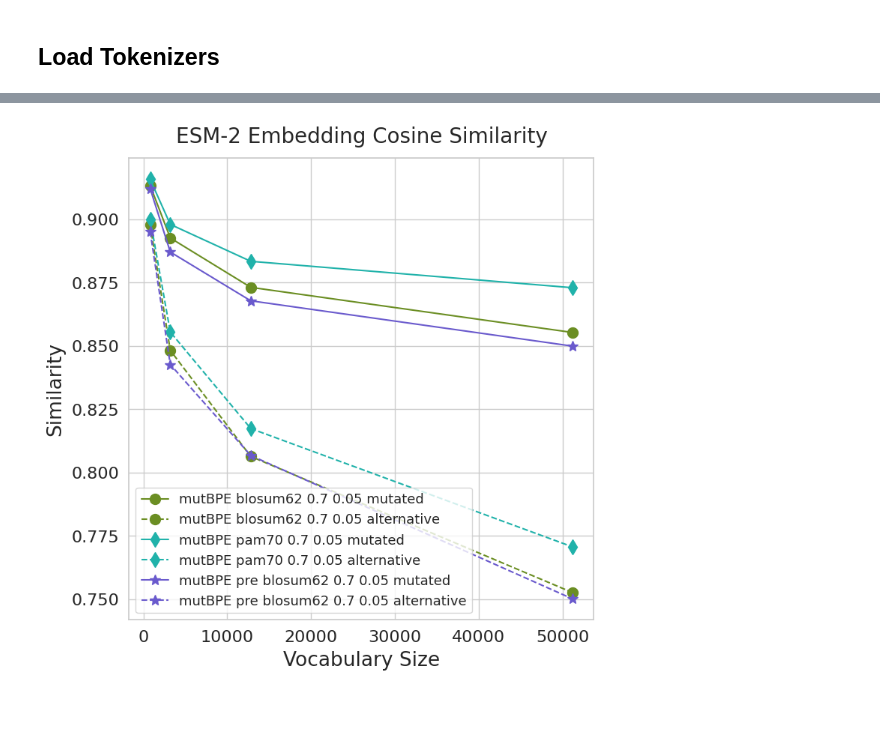
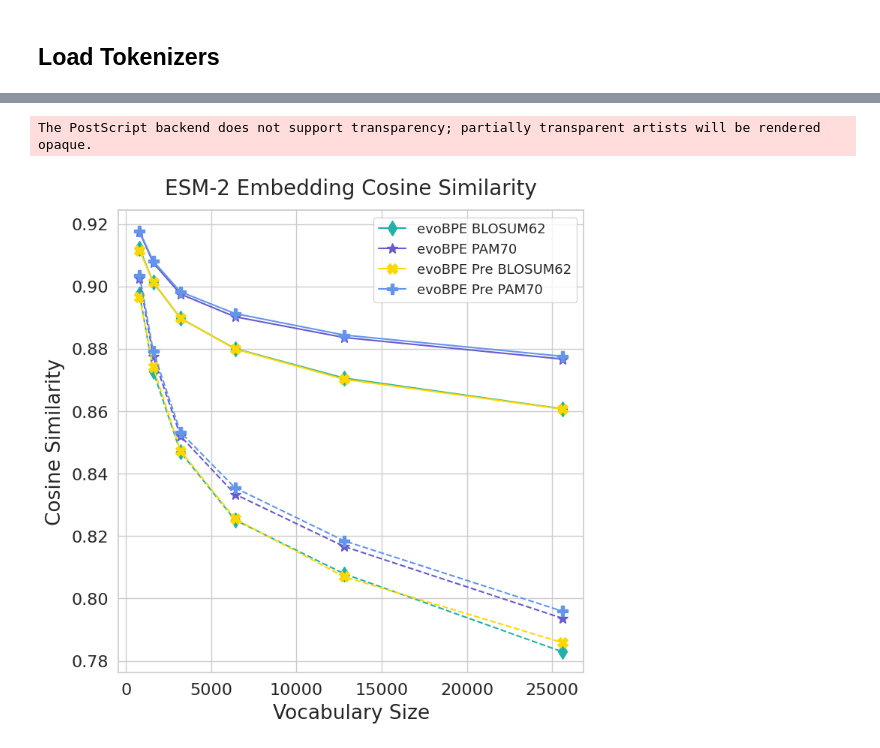
Before and after one commit to boun-tabi-lifelu/evolutionary-subword-tokenization, a Jupyter notebook: Prog/esm_study.ipynb, the cells around one changed output, grey strips where cells are left out. Cells and saved outputs as stored; diff of their text form; code cells hidden in the pictures; blank space fills up the shorter version.

```diff
--- a/Prog/esm_study.ipynb
+++ b/Prog/esm_study.ipynb
@@ -203,6 +203,10 @@ tokenizer_opts_list = [
 # %%
 tokenizer_list = load_tokenizers(tokenizer_opts_list, 'hf')
 inner_vocab_list = load_tokenizers(tokenizer_opts_list, 'vocab')
+methods = [method_name[:-len(str(vocab_sizes[0]))-1] for method_name in list(tokenizer_list.keys())[::len(vocab_sizes)]]
+methods2names = {mn:mn.replace('mut', 'evo').replace('std', '').replace('blosum', 'BLOSUM').replace('pam', 'PAM').replace('pre', 'Pre') for mn in methods}
+methods2names = {k: ' '.join(v.split()[:-2]) if 'evoBPE' in v else v for k, v in methods2names.items()}
+methods2names
 
 vocab_list = {}
 for name, tokenizer in tokenizer_list.items():
@@ -245,8 +250,8 @@ df_protein.head()
 # df_domains = df_domains.set_index(['uniprot_id','sequence']).join(df_protein_domain_sequences.set_index(['uniprot_id','sequence']), how='inner').reset_index()
 # df_domains.head()
 # %%
-np.random.seed(1)
-df_protein_main = df_protein.sample(100).reset_index(drop=True)
+np.random.seed(42)
+df_protein_main = df_protein.sample(1000).reset_index(drop=True)
 # %%
 import random
 
@@ -515,8 +508,8 @@ import seaborn as sns
 sns.set()
 sns.color_palette("Spectral", as_cmap=True)
 
-colors = ['olivedrab', 'lightseagreen', 'slateblue', 'gold', 'cornflowerblue', 'darkred']
-markers = ["o--", "d--", "*--", "X--", "P--", "p--"]
+colors = ['olivedrab', 'lightseagreen', 'slateblue', 'gold', 'cornflowerblue', 'darkred'][1:]
+markers = ["o", "d", "*", "X", "P", "p"][1:]
 linestyles = ['-', '--', '-.', ':', "."]
 
 label_pad = 6
@@ -533,32 +526,40 @@ plt.rc('legend', fontsize=13)
 plt.rcParams['figure.dpi'] = 100
 
 figures_folder_name = 'figures'
-
-method_names = [method_name[:-len(str(vocab_sizes[0]))-1] for method_name in list(tokenizer_list.keys())[::len(vocab_sizes)]]
 # %%
 sns.set_style("whitegrid")
-for i, method_name in enumerate(method_names):
+
+for i, method in enumerate(methods):
     for j, choice in enumerate(['mutated', 'alternative']):
-        plt.plot(vocab_sizes, [series_protein_all_similarity_wmean[f'{method_name} {vocab_size} {choice}'] for vocab_size in vocab_sizes],
-                markers[i],
-                color=colors[i],
-                linestyle=linestyles[j],
-                markersize=10,
-                label=f"{method_name} {choice}")
+        if choice == 'mutated':
+            plt.plot(vocab_sizes, [series_protein_all_similarity_wmean[f'{method} {vocab_size} {choice}'] for vocab_size in vocab_sizes],
+                    markers[i],
+                    color=colors[i],
+                    linestyle=linestyles[j],
+                    markersize=10,
+                    label=methods2names[method])
+        else:
+            plt.plot(vocab_sizes, [series_protein_all_similarity_wmean[f'{method} {vocab_size} {choice}'] for vocab_size in vocab_sizes],
+                    markers[i],
+                    color=colors[i],
+                    linestyle=linestyles[j],
+                    markersize=10)
 
 plt.title(f"ESM-2 Embedding Cosine Similarity", pad=title_pad)
 plt.xlabel("Vocabulary Size", labelpad=label_pad)
-plt.ylabel("Similarity", labelpad=label_pad)
+plt.ylabel("Cosine Similarity", labelpad=label_pad)
 plt.legend()
 
 # plt.xlim([0, 2000])
 # plt.ylim([.1, .4])
 
-# plt.savefig(f'{figures_folder_name}/domain_boundary.pdf', bbox_inches='tight')
-# plt.savefig(f'{figures_folder_name}/domain_boundary.png', bbox_inches='tight')
+plt.savefig(f'{figures_folder_name}/esm_embedding_all.eps', bbox_inches='tight')
+plt.savefig(f'{figures_folder_name}/esm_embedding_all.pdf', bbox_inches='tight')
+plt.savefig(f'{figures_folder_name}/esm_embedding_all.png', bbox_inches='tight')
 
 plt.show()
 # %% [output]
+The PostScript backend does not support transparency; partially transparent artists will be rendered opaque.
-[figure, old version]
+[figure, new version]
 # %%
 sns.set_style("whitegrid")
```
Also changed, not shown: parts of 14 cells of this notebook, 2 other files.
